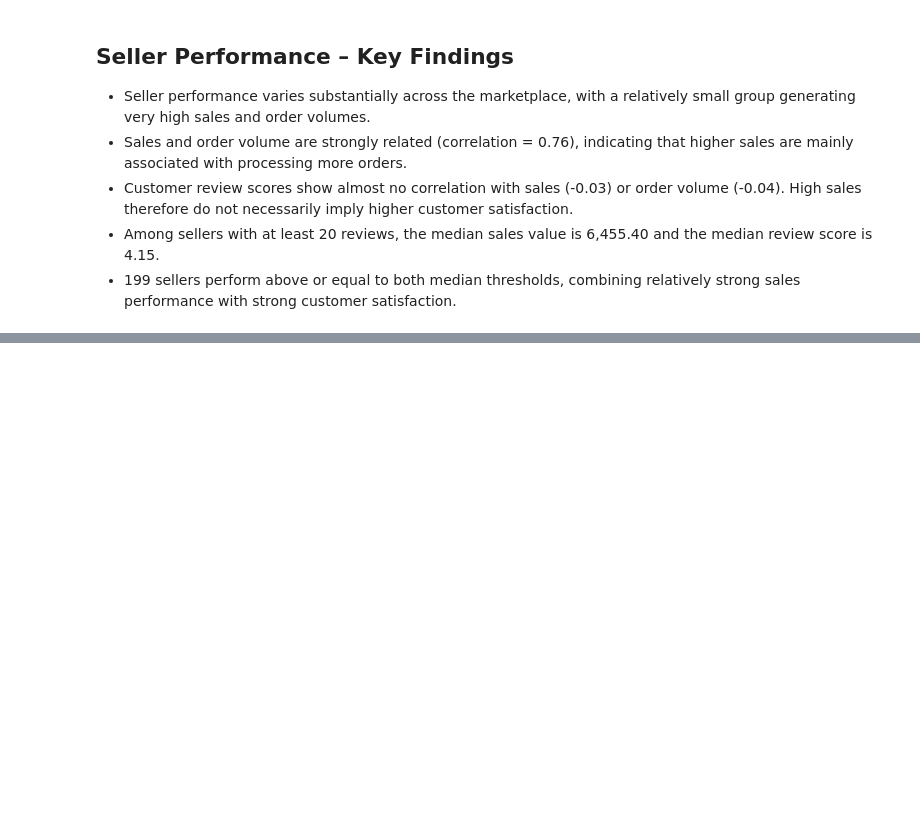
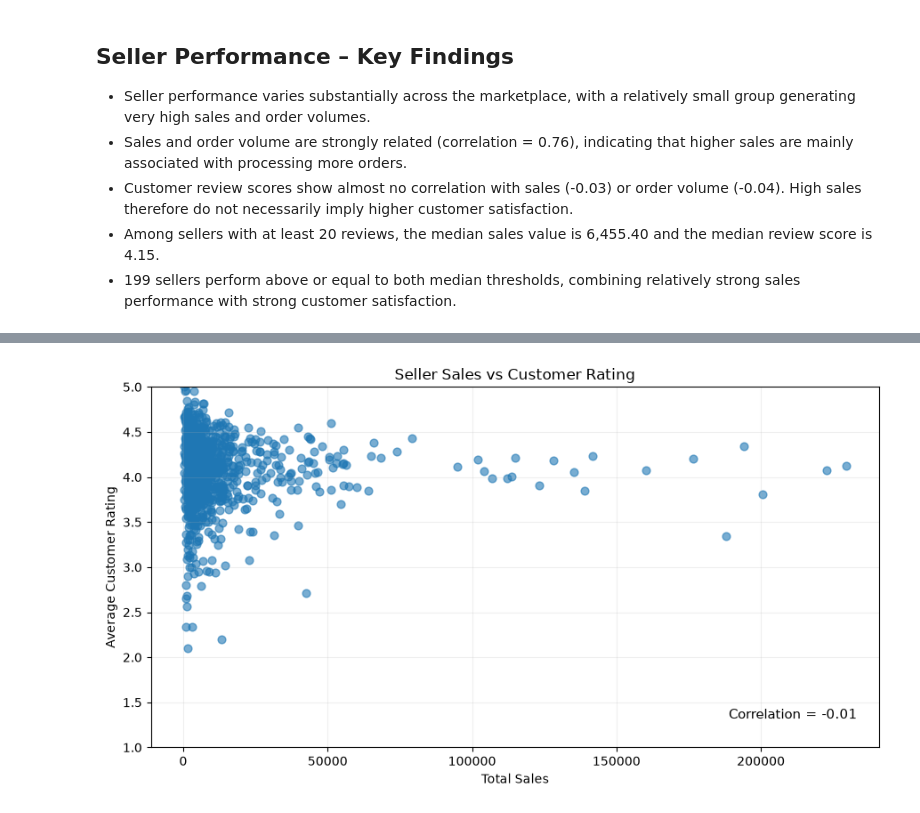
Before and after one commit to VMilewskiFF/SpikupCapstone2026_CYRV, a Jupyter notebook: notebooks/KPI4_Seller_Performance.ipynb, the cells around one changed output, grey strips where cells are left out. Drawn from its saved outputs; the diff is of its cells as text; code cells hidden in the pictures; blank space fills up the shorter version.

```diff
--- a/notebooks/KPI4_Seller_Performance.ipynb
+++ b/notebooks/KPI4_Seller_Performance.ipynb
@@ -364,0 +442,42 @@ Strong sellers: 199
+# %%
+import matplotlib.pyplot as plt
+
+# Keep sellers with at least 20 reviews
+seller_rating_plot = seller_performance_with_rating[
+    seller_performance_with_rating["review_count"] >= 20
+].copy()
+
+# Correlation between sales and customer rating
+rating_corr = seller_rating_plot[
+    ["total_sales", "avg_review_score"]
+].corr().iloc[0, 1]
+
+plt.figure(figsize=(9, 5))
+
+plt.scatter(
+    seller_rating_plot["total_sales"],
+    seller_rating_plot["avg_review_score"],
+    alpha=0.6,
+    s=40
+)
+
+plt.xlabel("Total Sales")
+plt.ylabel("Average Customer Rating")
+plt.title("Seller Sales vs Customer Rating")
+
+plt.ylim(1, 5)
+
+plt.text(
+    0.97,
+    0.08,
+    f"Correlation = {rating_corr:.2f}",
+    transform=plt.gca().transAxes,
+    ha="right",
+    fontsize=11
+)
+
+plt.grid(alpha=0.2)
+plt.tight_layout()
+plt.show()
+# %% [output]
+[figure, added]
```
Also changed, not shown: parts of 8 cells of this notebook, 4 other files.
